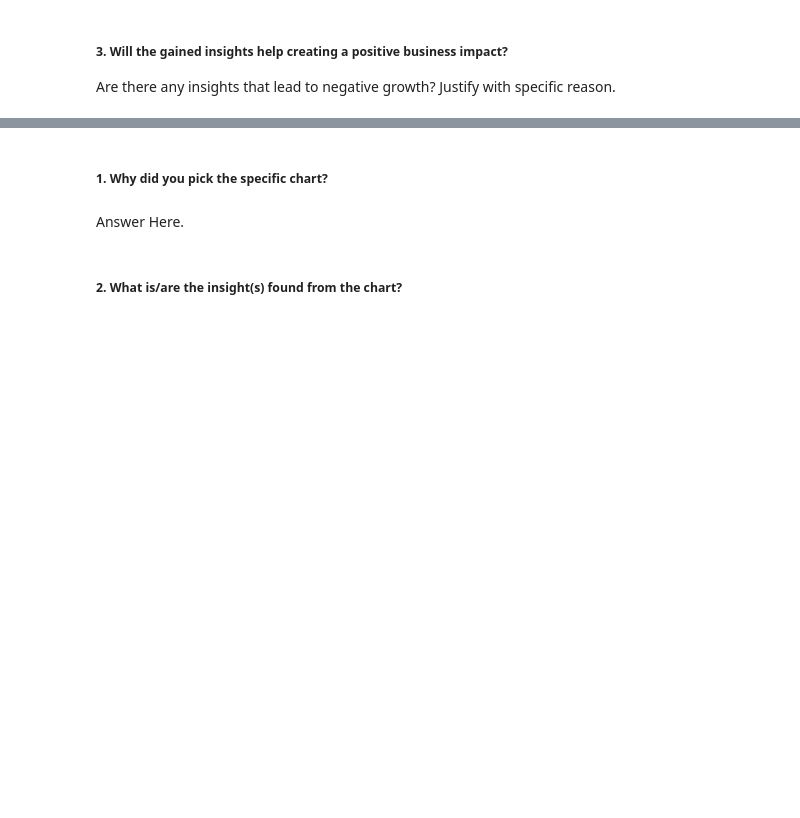
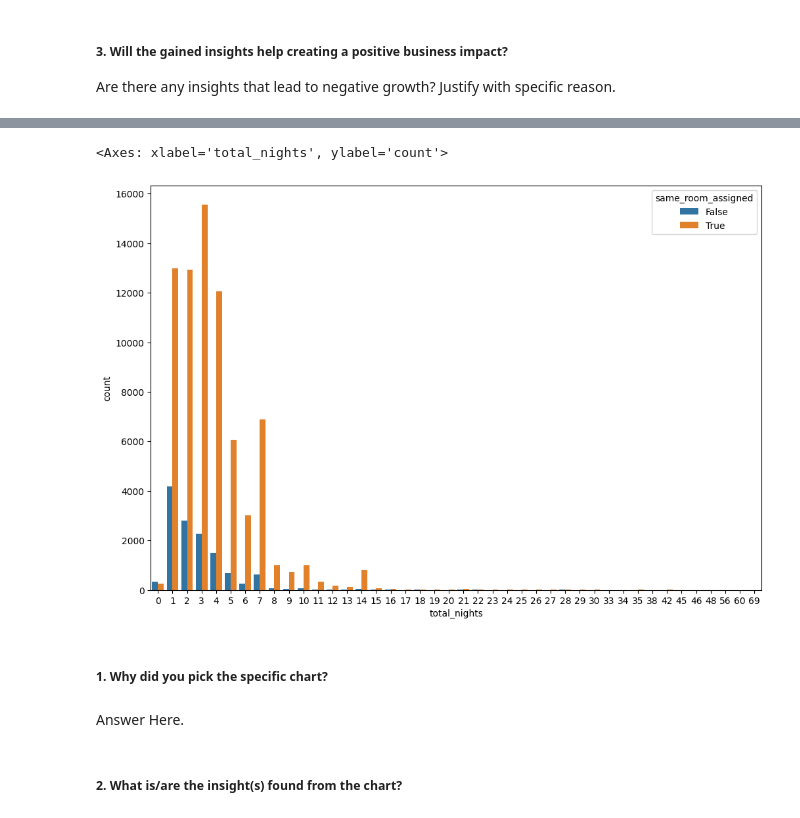
Before and after one commit to Jamal1018/EDA_Hotel_booking_analysis, a Jupyter notebook: EDA_on_Hotel_Booking_Analysis.ipynb, the cells around one changed output, grey strips where cells are left out. Saved outputs shown, nothing was run; the diff lists cells and outputs as text; code cells hidden in the pictures; blank space fills up the shorter version.

```diff
--- a/EDA_on_Hotel_Booking_Analysis.ipynb
+++ b/EDA_on_Hotel_Booking_Analysis.ipynb
@@ -847,3 +878,11 @@ Answer Here
+# %%
+df['same_room_assigned'] = df['reserved_room_type']==df['assigned_room_type']
+
+plt.figure(figsize = (12,8))
+sns.countplot(x= df['total_nights'], hue = df['same_room_assigned'])
+# %% [output]
+<Axes: xlabel='total_nights', ylabel='count'>
+[figure, added]
 # %% [markdown]
 ##### 1. Why did you pick the specific chart?
 # %% [markdown]
```
Also changed, not shown: parts of 15 cells of this notebook.
